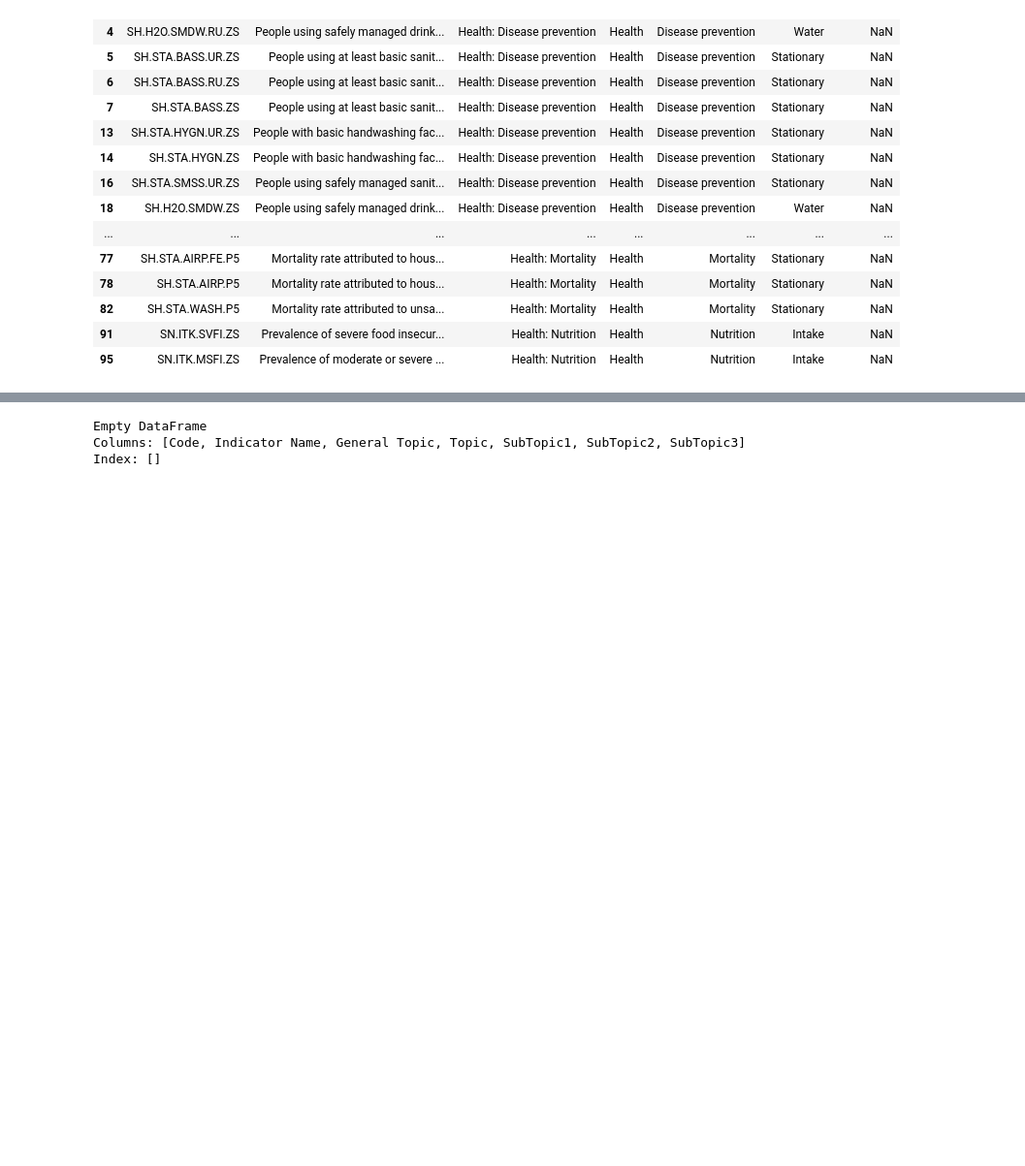
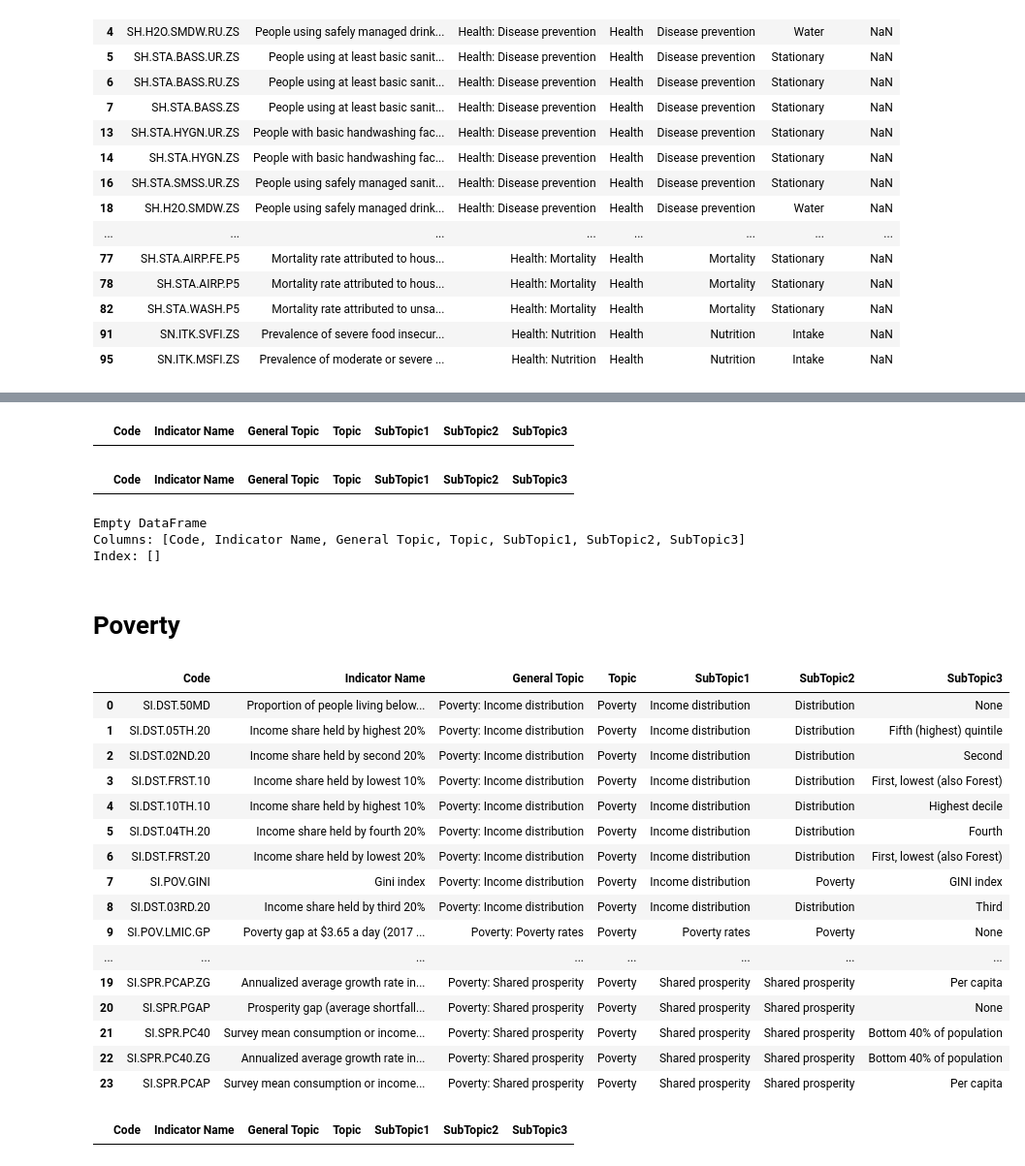
Before and after one commit to bm-sami/tunisia-wdi-structure, a Jupyter notebook: notebooks/metadata_code_1.ipynb, the cells around one changed output, grey strips where cells are left out. Shown at 97% size. Cells and saved outputs as stored; diff of their text form; code cells hidden in the pictures; blank space fills up the shorter version.

```diff
--- a/notebooks/metadata_code_1.ipynb
+++ b/notebooks/metadata_code_1.ipynb
@@ -864 +963,13 @@ with pd.option_context('display.max_colwidth', 200):
+# %%
+with pd.option_context('display.max_colwidth', 200):
+
+    display(infrastructure[infrastructure['SubTopic2'].isna()])
+# %% [output]
+|  | Code | Indicator Name | General Topic | Topic | SubTopic1 | SubTopic2 | SubTopic3 |
+# %%
+with pd.option_context('display.max_colwidth', 200):
+
+    display(infrastructure[infrastructure['SubTopic3'].isna()])
+# %% [output]
+|  | Code | Indicator Name | General Topic | Topic | SubTopic1 | SubTopic2 | SubTopic3 |
 # %%
@@ -871,3 +982,35 @@ print(gender_with_lists)
 Empty DataFrame
 Columns: [Code, Indicator Name, General Topic, Topic, SubTopic1, SubTopic2, SubTopic3]
 Index: []
+# %% [markdown]
+# Poverty
+# %%
+poverty   = dfs["poverty"]
+# %%
+with pd.option_context('display.max_colwidth', 200):
+
+    display(poverty)
+# %% [output]
+|  | Code | Indicator Name | General Topic | Topic | SubTopic1 | SubTopic2 | SubTopic3 |
+| 0 | SI.DST.50MD | Proportion of people living below... | Poverty: Income distribution | Poverty | Income distribution | Distribution | None |
+| 1 | SI.DST.05TH.20 | Income share held by highest 20% | Poverty: Income distribution | Poverty | Income distribution | Distribution | Fifth (highest) quintile |
+| 2 | SI.DST.02ND.20 | Income share held by second 20% | Poverty: Income distribution | Poverty | Income distribution | Distribution | Second |
+| 3 | SI.DST.FRST.10 | Income share held by lowest 10% | Poverty: Income distribution | Poverty | Income distribution | Distribution | First, lowest (also Forest) |
+| 4 | SI.DST.10TH.10 | Income share held by highest 10% | Poverty: Income distribution | Poverty | Income distribution | Distribution | Highest decile |
+| 5 | SI.DST.04TH.20 | Income share held by fourth 20% | Poverty: Income distribution | Poverty | Income distribution | Distribution | Fourth |
+| 6 | SI.DST.FRST.20 | Income share held by lowest 20% | Poverty: Income distribution | Poverty | Income distribution | Distribution | First, lowest (also Forest) |
+| 7 | SI.POV.GINI | Gini index | Poverty: Income distribution | Poverty | Income distribution | Poverty | GINI index |
+| 8 | SI.DST.03RD.20 | Income share held by third 20% | Poverty: Income distribution | Poverty | Income distribution | Distribution | Third |
+| 9 | SI.POV.LMIC.GP | Poverty gap at $3.65 a day (2017 ... | Poverty: Poverty rates | Poverty | Poverty rates | Poverty | None |
+| ... | ... | ... | ... | ... | ... | ... | ... |
+| 19 | SI.SPR.PCAP.ZG | Annualized average growth rate in... | Poverty: Shared prosperity | Poverty | Shared prosperity | Shared prosperity | Per capita |
+| 20 | SI.SPR.PGAP | Prosperity gap (average shortfall... | Poverty: Shared prosperity | Poverty | Shared prosperity | Shared prosperity | None |
+| 21 | SI.SPR.PC40 | Survey mean consumption or income... | Poverty: Shared prosperity | Poverty | Shared prosperity | Shared prosperity | Bottom 40% of population |
+| 22 | SI.SPR.PC40.ZG | Annualized average growth rate in... | Poverty: Shared prosperity | Poverty | Shared prosperity | Shared prosperity | Bottom 40% of population |
+| 23 | SI.SPR.PCAP | Survey mean consumption or income... | Poverty: Shared prosperity | Poverty | Shared prosperity | Shared prosperity | Per capita |
+# %%
+with pd.option_context('display.max_colwidth', 200):
+
+    display(poverty[poverty['SubTopic2'].isna()])
+# %% [output]
+|  | Code | Indicator Name | General Topic | Topic | SubTopic1 | SubTopic2 | SubTopic3 |
```
Also changed, not shown: parts of 37 cells of this notebook.
